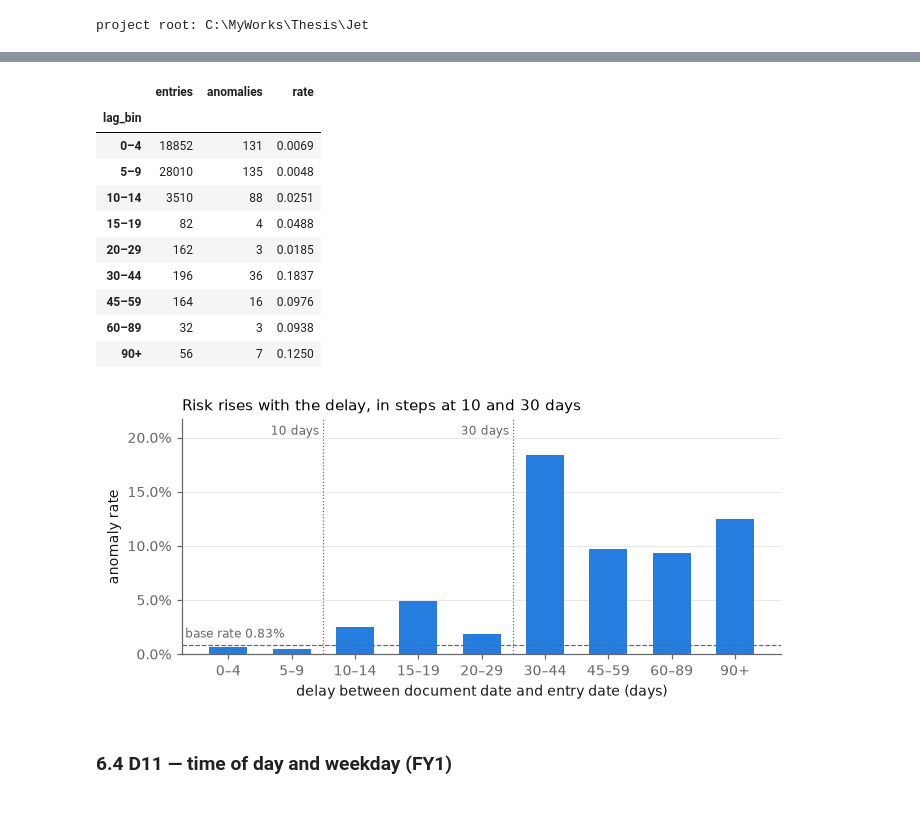
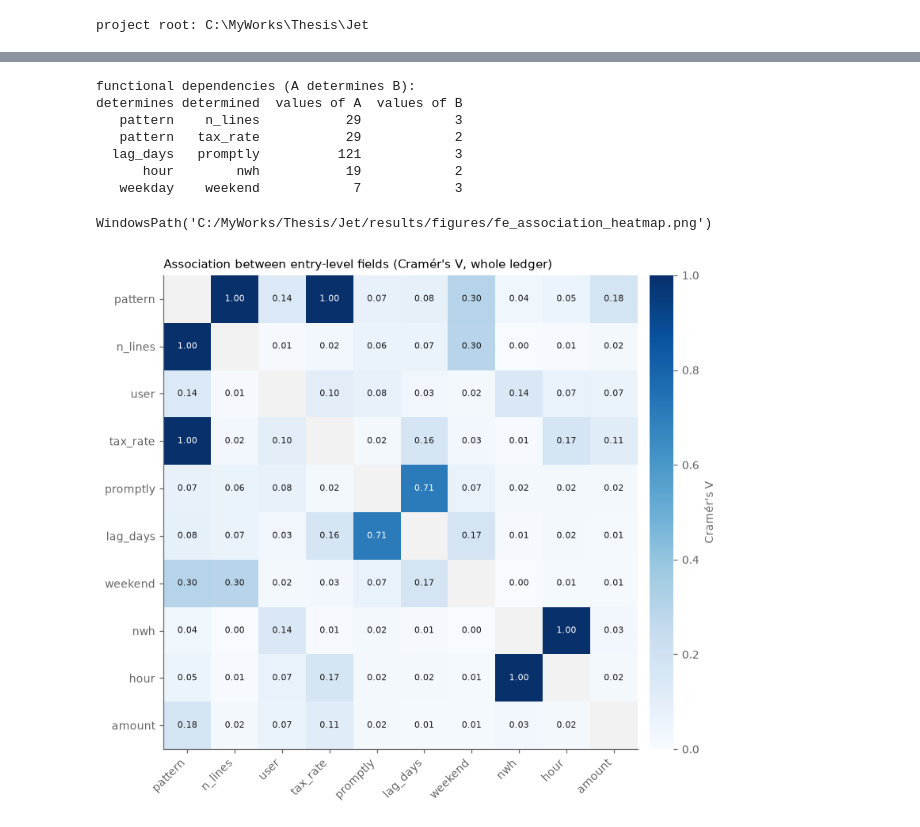
Before and after one commit to mbanadkouki/gl-anomaly-ranking, a Jupyter notebook: notebooks/02_encoding_onehot.ipynb, the cells around one changed output, grey strips where cells are left out. Cells and saved outputs as stored; diff of their text form; code cells hidden in the pictures.

```diff
--- a/notebooks/02_encoding_onehot.ipynb
+++ b/notebooks/02_encoding_onehot.ipynb
@@ -64,17 +81,20 @@ def find_project_root(marker: Path = RAW_REL) -> Path:
     for p in (here, *here.parents):
         if (p / marker).exists():
             return p
-    raise FileNotFoundError(f"{marker} not found from {here} upwards")
+    raise FileNotFoundError(f"{marker} not found from {here} upwards: put the CSV in data/raw/")
 
 
 ROOT = find_project_root()
-sys.path.insert(0, str(ROOT))
+sys.path.insert(0, str(ROOT))          # makes src/ importable (laptop and Colab)
 from src.load import load_lines
 from src import encode as fe
+from src import figures as fg
+from src import detectors as dt
 
 DATA = ROOT / RAW_REL
 DERIVED = ROOT / "data" / "derived"
-FY1 = 2023          # tuning year (D6); FY2 = 2024 is the reporting year (scalers are fitted per year, D10)
+FIG = ROOT / "results" / "figures"
+FY1, FY2 = 2023, 2024    # FY1: tuning year and the only year whose labels inform choices (D6); FY2: reporting year
 print("project root:", ROOT)
 # %% [output]
 project root: C:\MyWorks\Thesis\Jet
@@ -123,9 +159,9 @@ for c in fe.ENTRY_COLS:
 # %%
 # cell_02_05
-pattern = g["cd_flag"].agg("".join).rename("csv_pattern")
-pat = (pd.DataFrame({"csv_pattern": pattern})
+cd_sequence = g["cd_flag"].agg("".join).rename("cd_sequence")
+seq = (pd.DataFrame({"cd_sequence": cd_sequence})
        .join(meta.set_index("posting_id")[["label"]])
-       .groupby("csv_pattern")["label"].agg(entries="size", anomalies="sum"))
-pat
+       .groupby("cd_sequence")["label"].agg(entries="size", anomalies="sum"))
+seq
 # %% [output]
 |  | entries | anomalies |
@@ -153,6 +203,8 @@ lines[lines["posting_id"].isin(four)].drop(columns=["gl_account_name", "text"])
 # %%
 # cell_02_07
-X, feature_info, params, sorted_lines, ent = fe.build_onehot(lines, meta)   # scalers per fiscal year (D10)
-print(X.shape, f"non-zeros: {X.nnz:,}")
-pd.Series([f["group"] for f in feature_info]).value_counts().rename("columns per group")
+sorted_lines = fe.sort_lines(lines)                 # adds csv_pos (stored position) and slot (D9 position)
+changed = fe.order_changes(sorted_lines)
+print(f"entries whose CSV order differs from the D9 order: {changed.sum():,} of {len(changed):,} ({changed.mean():.1%})")
+(pd.DataFrame({"changed": changed}).join(cd_sequence)
+   .groupby("cd_sequence")["changed"].agg(entries="size", changed="sum"))
 # %% [output]
@@ -326,22 +385,22 @@ t_text.round(4)
 # %%
 # cell_02_16
-fig, t_lag = fg.fig_rate_by_lag(df1)
-fg.save(fig, "fe_d4_rate_by_lag", FIG)
-t_lag.round(4)
+fd_cols = ["pattern", "n_lines", "user", "tax_rate", "promptly", "lag_days", "weekend", "nwh", "hour", "weekday"]
+fd = fg.functional_dependencies(df, fd_cols)
+print("functional dependencies (A determines B):")
+print(fd.to_string(index=False))
+red_cols = ["pattern", "n_lines", "user", "tax_rate", "promptly", "lag_days", "weekend", "nwh", "hour", "amount"]
+assoc = fg.association_matrix(df, red_cols, numeric_bins={"lag_days": 10, "amount": 10})
+fig = fg.fig_association_heatmap(assoc, "Association between entry-level fields (Cramér's V, whole ledger)")
+fg.save(fig, "fe_association_heatmap", FIG)
 # %% [output]
-|  | entries | anomalies | rate |
-| lag_bin |  |  |  |
-| 0–4 | 18852 | 131 | 0.0069 |
-| 5–9 | 28010 | 135 | 0.0048 |
-| 10–14 | 3510 | 88 | 0.0251 |
-| 15–19 | 82 | 4 | 0.0488 |
-| 20–29 | 162 | 3 | 0.0185 |
-| 30–44 | 196 | 36 | 0.1837 |
-| 45–59 | 164 | 16 | 0.0976 |
-| 60–89 | 32 | 3 | 0.0938 |
-| 90+ | 56 | 7 | 0.1250 |
+functional dependencies (A determines B):
+determines determined  values of A  values of B
+   pattern    n_lines           29            3
+   pattern   tax_rate           29            2
+  lag_days   promptly          121            3
+      hour        nwh           19            2
+   weekday    weekend            7            3
+WindowsPath('C:/MyWorks/Thesis/Jet/results/figures/fe_association_heatmap.png')
-[figure, old version]
+[figure, new version]
-# %% [markdown]
-### 6.4 D11 — time of day and weekday (FY1)
 # %%
 # cell_02_17
```
Also changed, not shown: parts of 76 cells of this notebook, 37 other files.
